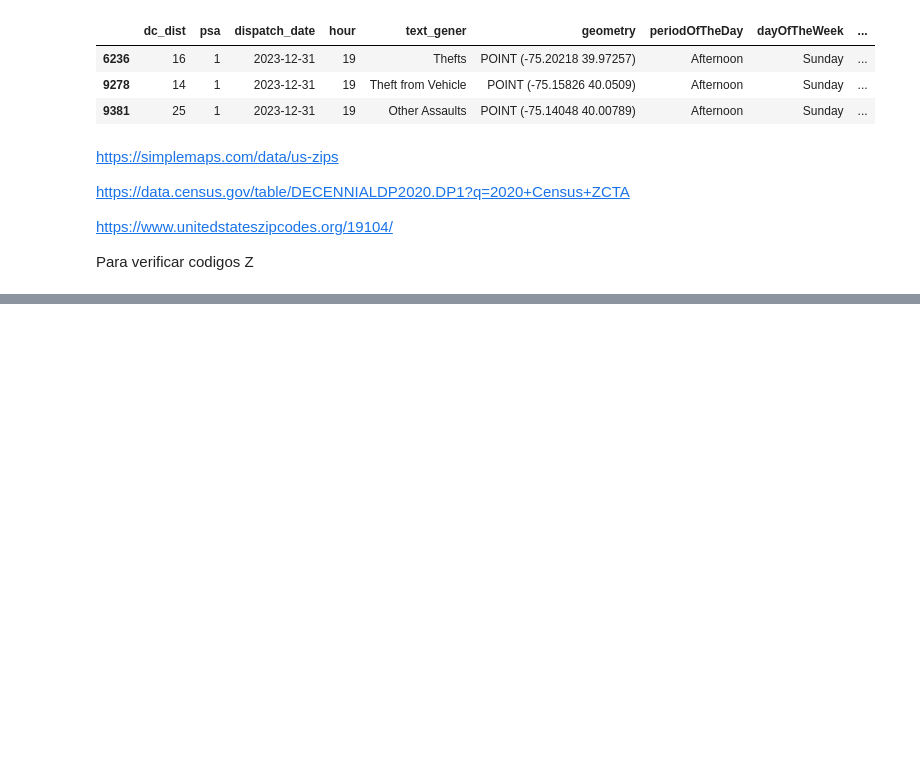
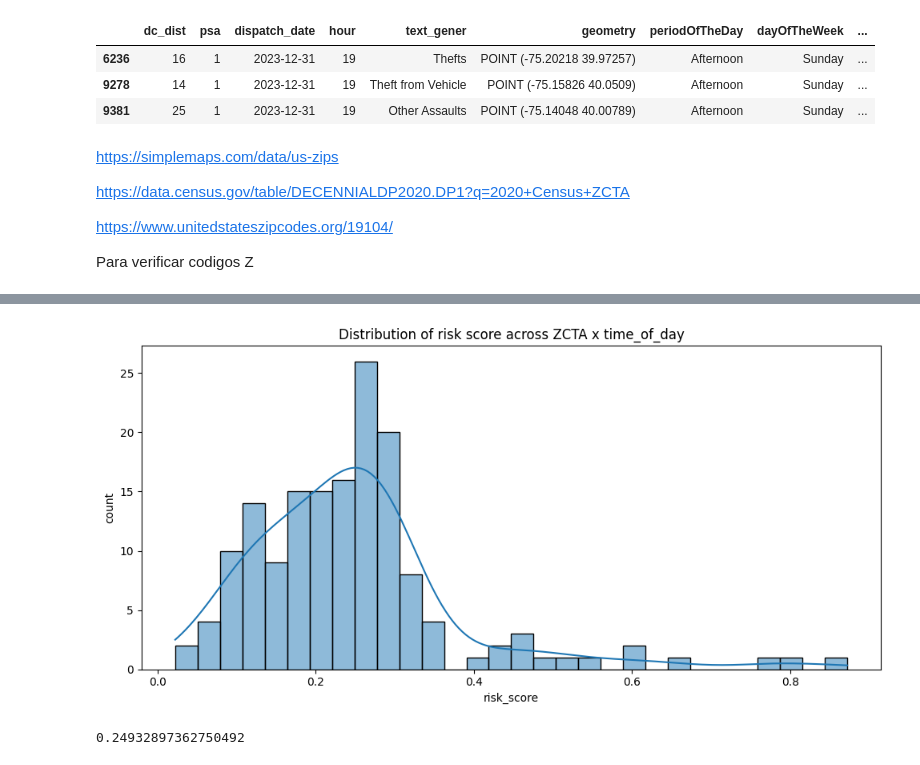
Before and after one commit to dnunez29/Trabajo-Final-Graduacion, a Jupyter notebook: Scripts/TFM_DanielNunezVargas_Cartografica.ipynb, the cells around one changed output, grey strips where cells are left out. Saved outputs shown, nothing was run; the diff lists cells and outputs as text; code cells hidden in the pictures; blank space fills up the shorter version.

Commit message:
Indicador de riesgo
Se elabora un indicador de riesgo basado en variables temporales, contextuales y demográficas, considerando la densidad de la población en cada área ZCTA

```diff
--- a/Scripts/TFM_DanielNunezVargas_Cartografica.ipynb
+++ b/Scripts/TFM_DanielNunezVargas_Cartografica.ipynb
@@ -420,0 +532,6 @@ Para verificar codigos Z
+# %%
+# Composite risk score combining both intensities with density as a modulator and violent share context
+# Compute violent share per ZCTA and time_of_day to capture mix dynamics
+violence_grp = df_train.groupby(['ZCTA','time_of_day']).apply(lambda g: np.mean(g['crimeType'].eq('Violent')) if 'crimeType' in g.columns else 0.0).reset_index(name='violent_share')
+agg = agg.merge(violence_grp, on=['ZCTA','time_of_day'], how='left')
+agg['violent_share'] = agg['violent_share'].fillna(0.0)
@@ -420,0 +575,29 @@ Para verificar codigos Z
+# %%
+# Weighting scheme:
+# - per-capita intensity: 0.35
+# - per-area intensity: 0.35
+# - density: 0.15
+# - violent share: 0.15
+agg['risk_score'] = (
+    0.35 * agg['capita_norm'] +
+    0.35 * agg['area_norm'] +
+    0.15 * agg['density_norm'] +
+    0.15 * agg['violent_norm']
+)
+# %%
+# 5) Categorize into Low/Moderate/High based on quantiles
+mean_risk = agg['risk_score'].mean()
+std_risk = agg['risk_score'].std()
+
+def categorize_std(p):
+    if p <= 0.3: # mean_risk - 0.5*std_risk:
+        return 'Low'
+    elif p <= 0.70: # mean_risk + 0.5*std_risk:
+        return 'Moderate'
+    else:
+        return 'High'
+
+agg['risk_level'] = agg['risk_score'].apply(categorize_std)
+
+# print('Calibrated thresholds: q33 = ' + str(round(q_low,4)) + ', q66 = ' + str(round(q_high,4)))
+agg.head(3)
@@ -420,0 +632,16 @@ Para verificar codigos Z
+# %%
+# 7) Simple visualization: average risk by ZCTA and time_of_day
+viz = agg.groupby(['ZCTA','time_of_day'])['risk_score'].mean().reset_index()
+plt.figure(figsize=(10,5))
+sns.histplot(viz['risk_score'], bins=30, kde=True)
+plt.title('Distribution of risk score across ZCTA x time_of_day')
+plt.xlabel('risk_score')
+plt.ylabel('count')
+plt.tight_layout()
+plt.show()
+# %% [output]
+[figure, added]
+# %%
+agg['risk_score'].mean()
+# %% [output]
+0.24932897362750492
```
Also changed, not shown: parts of 16 cells of this notebook, 2 other files.
